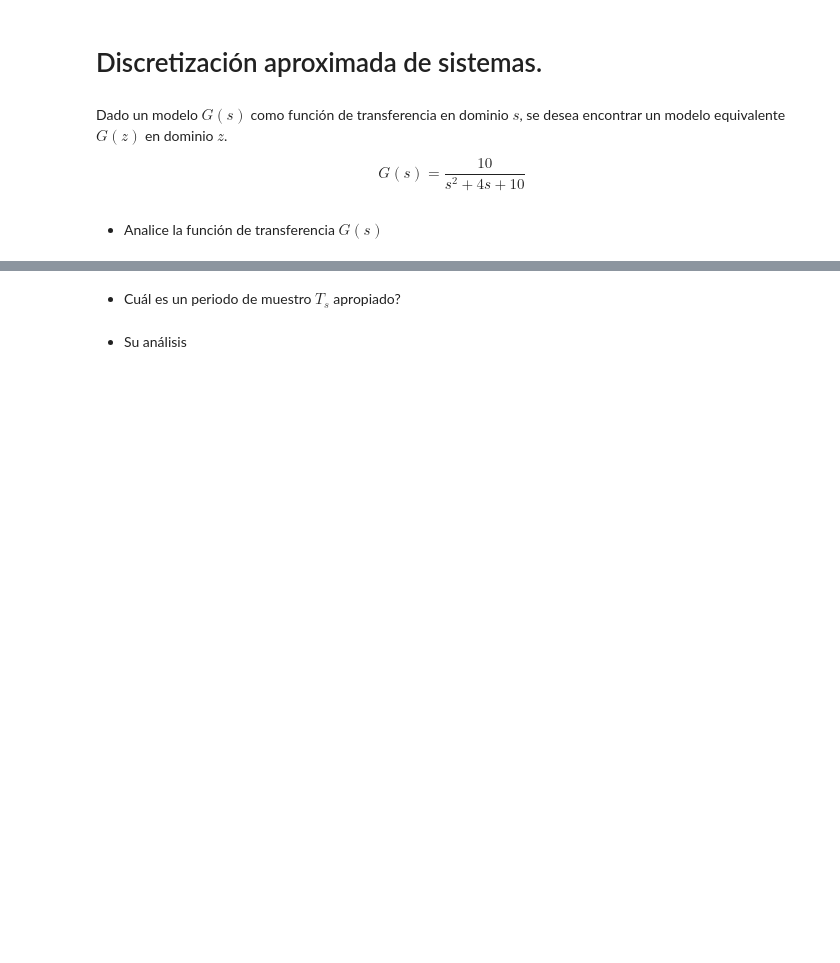
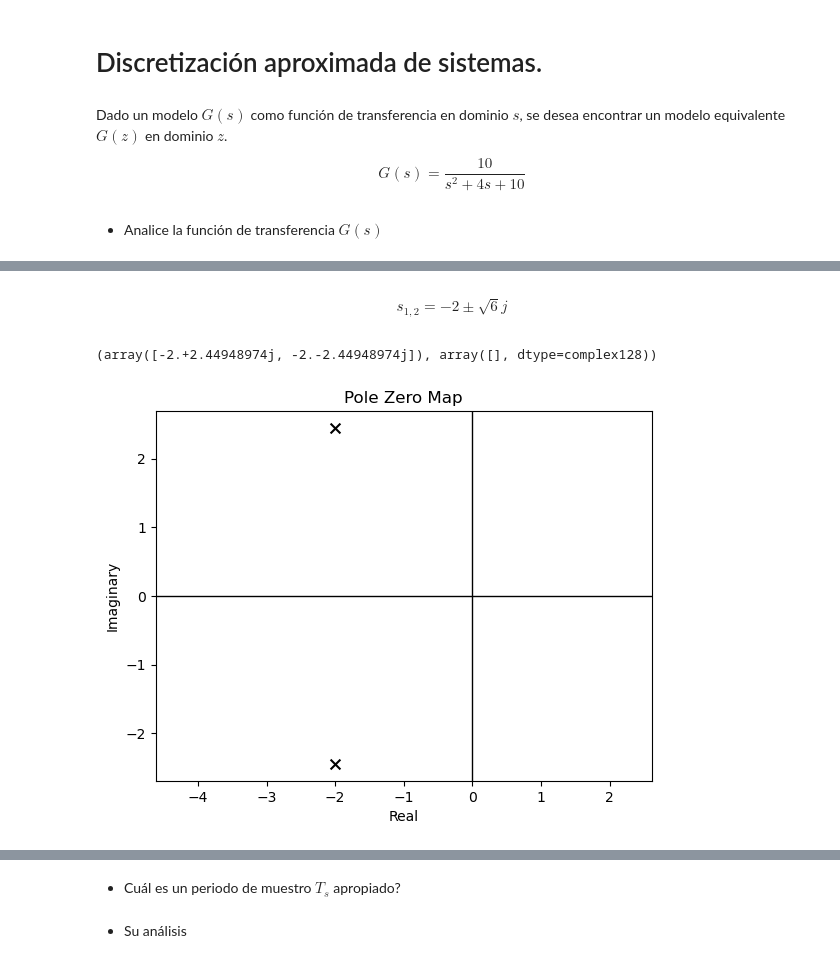
Before and after one commit to pierrediazp/Se-ales_y_Sistemas, a Jupyter notebook: Discretizacion.ipynb, the cells around one changed output, grey strips where cells are left out. Cells and saved outputs as stored; diff of their text form; code cells hidden in the pictures; blank space fills up the shorter version.

```diff
--- a/Discretizacion.ipynb
+++ b/Discretizacion.ipynb
@@ -11,2 +29,11 @@ $$G(s)=\frac{10}{s^2 + 4s + 10}$$
+# %% [markdown]
+$$s_{1,2}=-2 \pm \sqrt{6}j$$
 # %%
 # Su código
+import control
+import numpy as np
+G = control.tf([10],[1,4,10])
+control.pzmap(G)
+# %% [output]
+(array([-2.+2.44948974j, -2.-2.44948974j]), array([], dtype=complex128))
+[figure, added]
```
Also changed, not shown: parts of 9 cells of this notebook.
